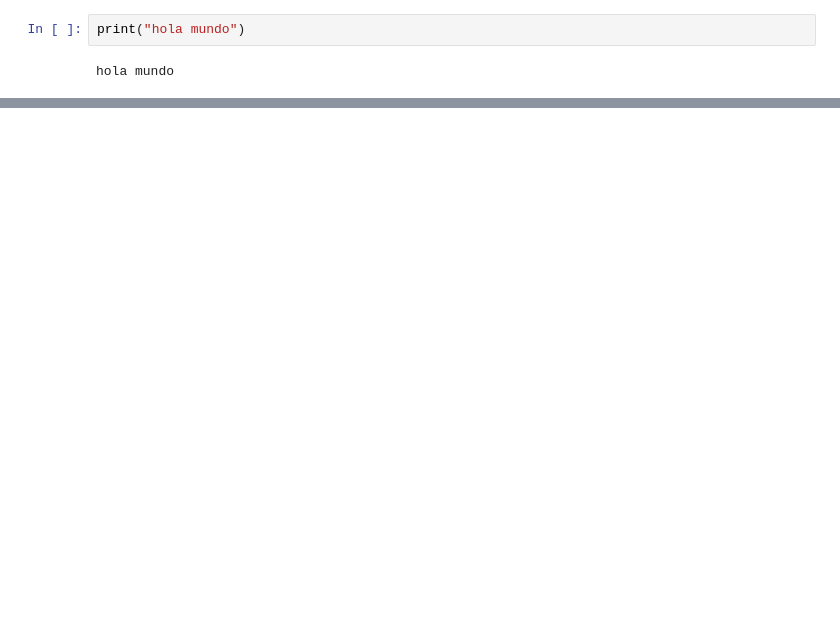
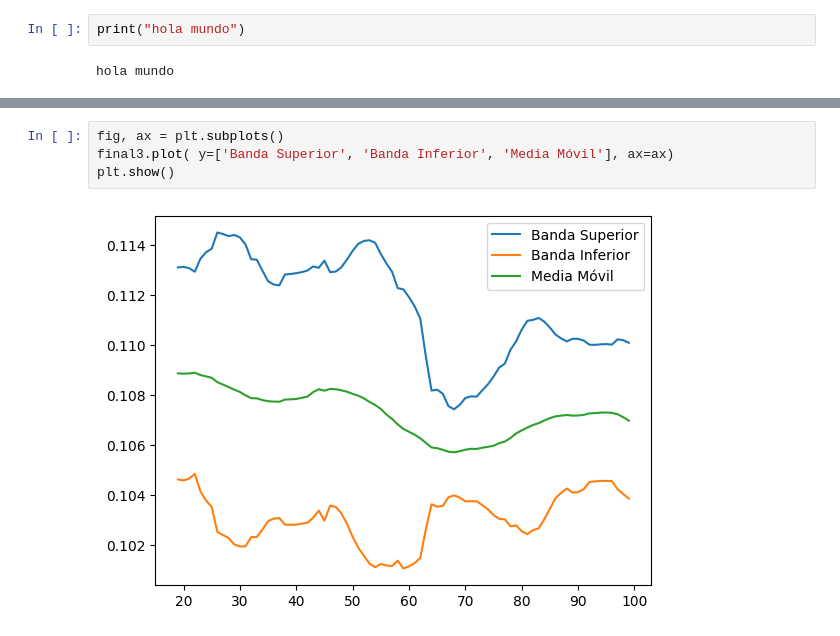
Before and after one commit to Josealv07/App_Inversiones, a Jupyter notebook: Notebook1.ipynb, the cells around one changed output, grey strips where cells are left out. Saved outputs shown, nothing was run; the diff lists cells and outputs as text; blank space fills up the shorter version.

```diff
--- a/Notebook1.ipynb
+++ b/Notebook1.ipynb
@@ -48,0 +87,6 @@ print(price_df)
+# %%
+fig, ax = plt.subplots()
+final3.plot( y=['Banda Superior', 'Banda Inferior', 'Media Móvil'], ax=ax)
+plt.show()
+# %% [output]
+[figure, added]
```
Also changed, not shown: parts of 6 cells of this notebook.
